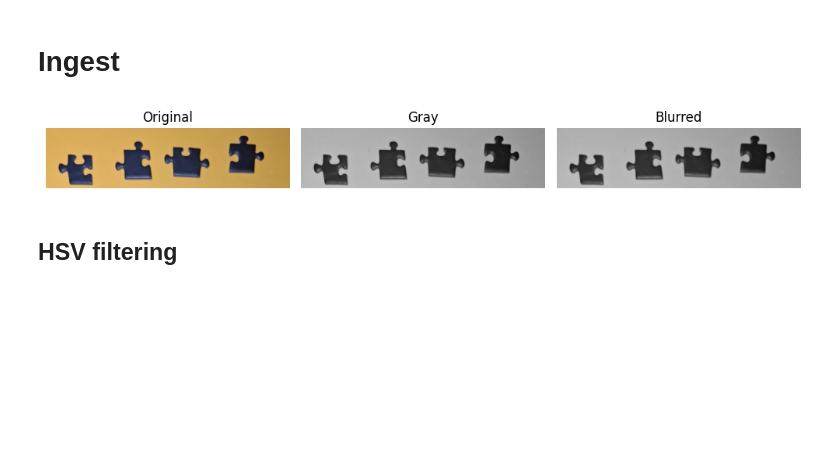
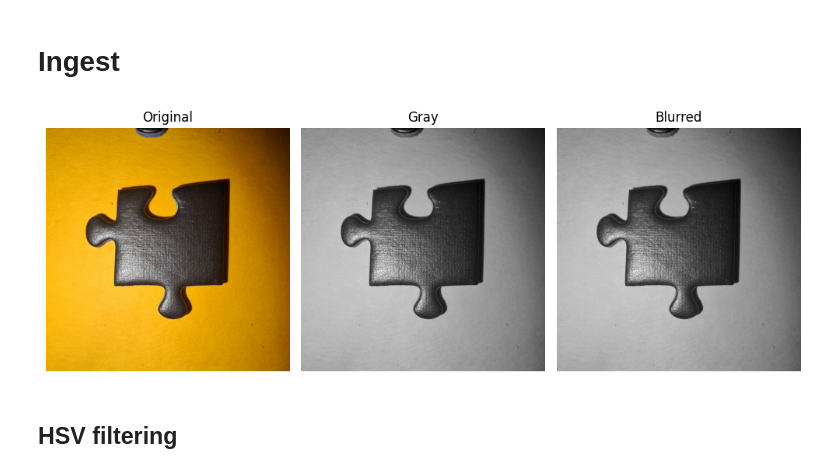
Before and after one commit to Karrots3/Puzzle.Helper, a Jupyter notebook: test_preprocessing.ipynb, the cells around one changed output. Cells and saved outputs as stored; diff of their text form; code cells hidden in the pictures; blank space fills up the shorter version.

```diff
--- a/test_preprocessing.ipynb
+++ b/test_preprocessing.ipynb
@@ -41,22 +41,23 @@ def plot_images(pair_images_title: list[tuple[np.ndarray, str]]):
 # %%
 
 
 img_file="data/imgomatch.jpg"
+img_file="data/imgo_0001.jpg"
 img_bgr= cv2.imread(img_file, cv2.IMREAD_UNCHANGED)
 
 # h,w = img_org.shape[:2]
 # img_rgb = cv2.resize(img_org, (4*w, 4*h))
 
 img_gray = cv2.cvtColor(img_bgr, cv2.COLOR_BGR2GRAY)
 img_blurred = cv2.GaussianBlur(img_gray, (5, 5), 0)
 
 plot_images([
     (img_bgr, "Original"),
     (img_gray, "Gray"),
     (img_blurred, "Blurred"),
 ])
 # %% [output]
-[figure, old version]
+[figure, new version]
 # %% [markdown]
 ## HSV filtering
 # %%
```
Also changed, not shown: parts of 7 cells of this notebook, 5 other files.
